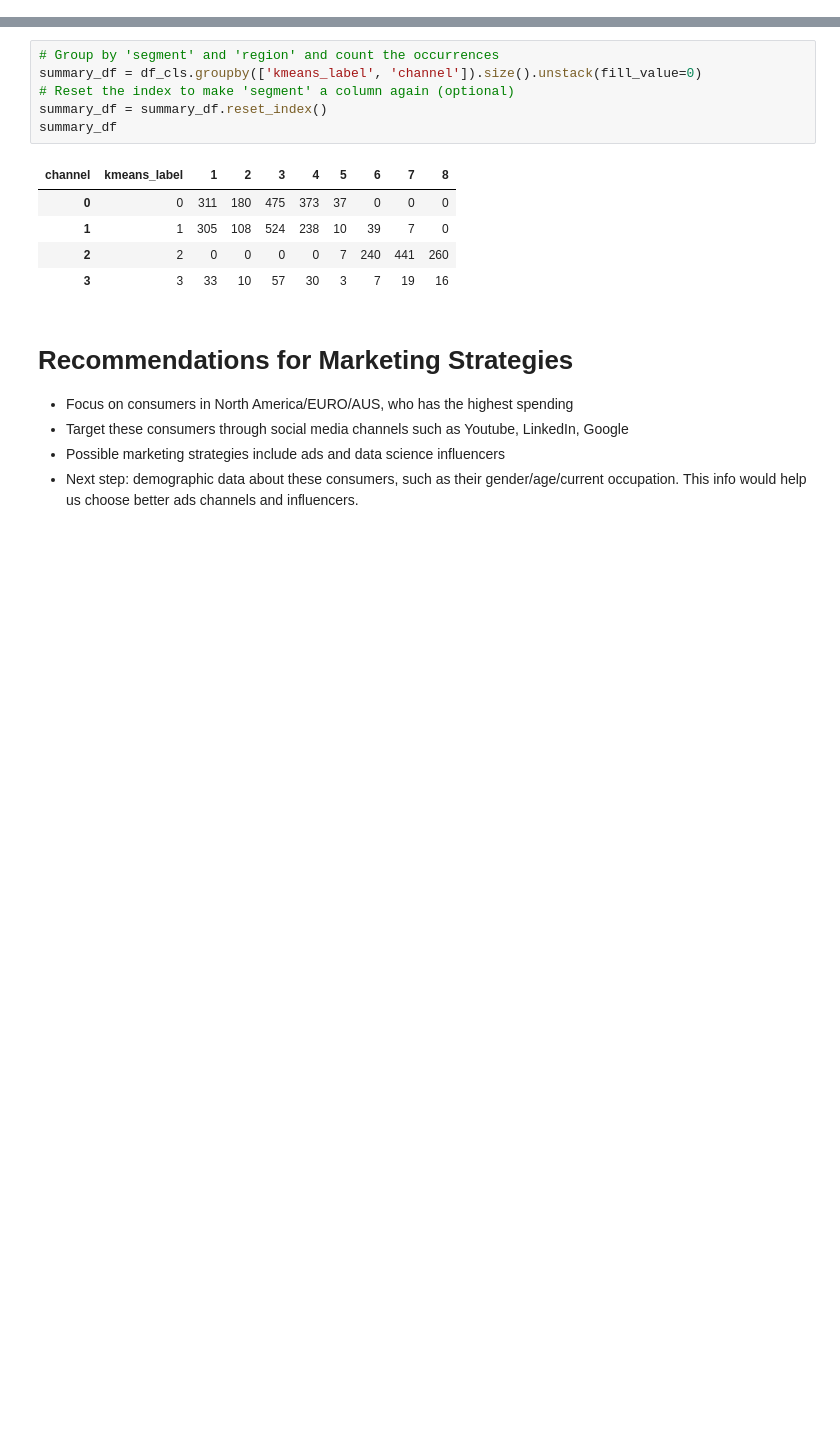
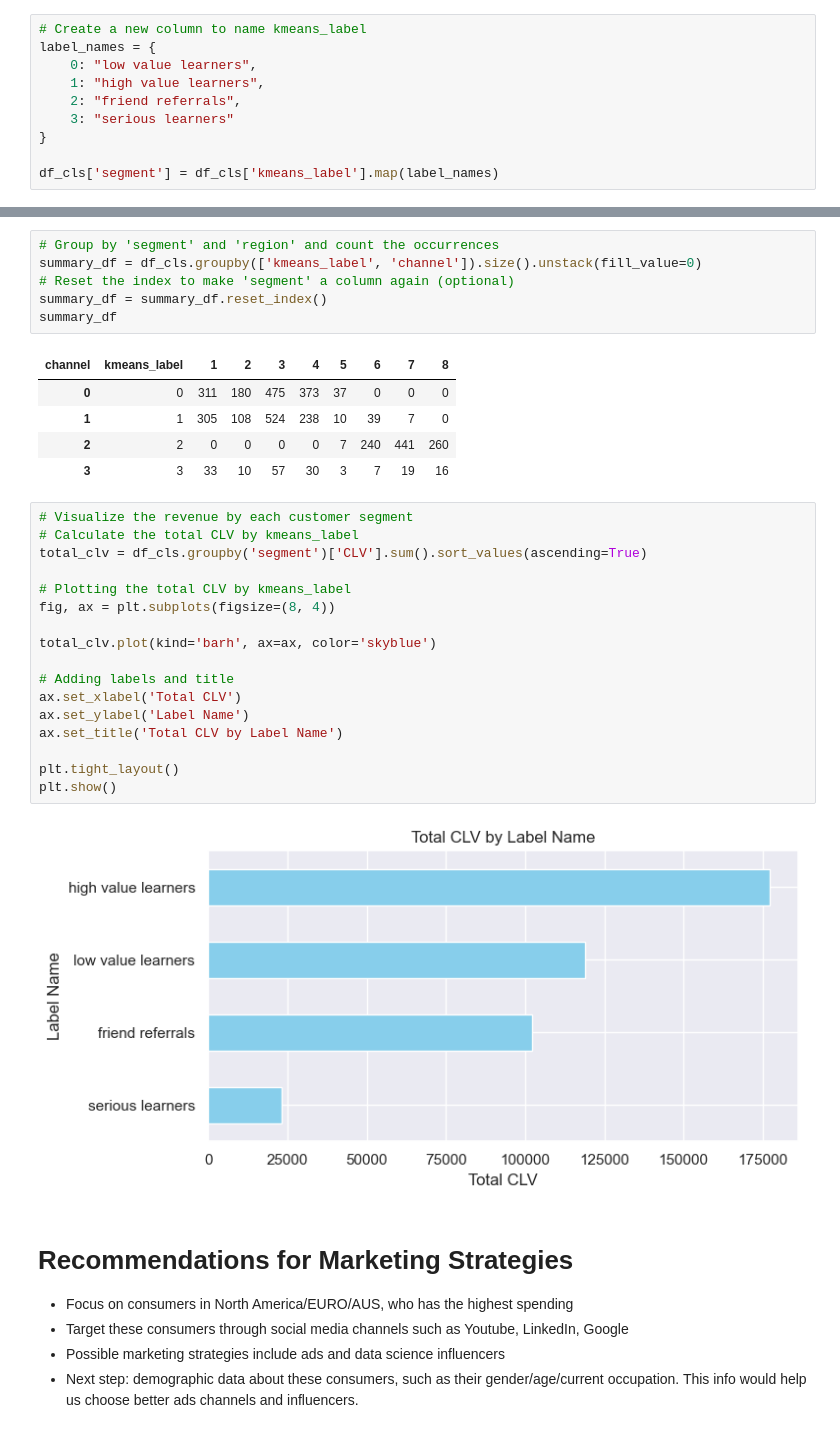
Before and after one commit to zhaojj1014/Customer-Segmentation, a Jupyter notebook: cust_segm_proj.ipynb, the cells around one changed output, grey strips where cells are left out. Drawn from its saved outputs; the diff is of its cells as text; blank space fills up the shorter version.

Commit message:
added visualizations

```diff
--- a/cust_segm_proj.ipynb
+++ b/cust_segm_proj.ipynb
@@ -277,6 +277,16 @@ Characteristics of each cluster
 - 1 "high value learners": short minutes, high CLV, mostly from North America/UK/AUS
 - 2 "friend referrals": avg minutes, avg CLV, mostly from non-social media (friend, other)
 - 3 "serious learners": long minutes, high CLV, smallest population
+# %%
+# Create a new column to name kmeans_label
+label_names = {
+    0: "low value learners",
+    1: "high value learners",
+    2: "friend referrals",
+    3: "serious learners"
+}
+
+df_cls['segment'] = df_cls['kmeans_label'].map(label_names)
 # %%
 # Group by 'segment' and 'region' and count the occurrences
 summary_df = df_cls.groupby(['kmeans_label', 'region']).size().unstack(fill_value=0)
@@ -301,6 +311,25 @@ summary_df
 | 1 | 1 | 305 | 108 | 524 | 238 | 10 | 39 | 7 | 0 |
 | 2 | 2 | 0 | 0 | 0 | 0 | 7 | 240 | 441 | 260 |
 | 3 | 3 | 33 | 10 | 57 | 30 | 3 | 7 | 19 | 16 |
+# %%
+# Visualize the revenue by each customer segment
+# Calculate the total CLV by kmeans_label
+total_clv = df_cls.groupby('segment')['CLV'].sum().sort_values(ascending=True)
+
+# Plotting the total CLV by kmeans_label
+fig, ax = plt.subplots(figsize=(8, 4))
+
+total_clv.plot(kind='barh', ax=ax, color='skyblue')
+
+# Adding labels and title
+ax.set_xlabel('Total CLV')
+ax.set_ylabel('Label Name')
+ax.set_title('Total CLV by Label Name')
+
+plt.tight_layout()
+plt.show()
+# %% [output]
+[figure, added]
 # %% [markdown]
 # Recommendations for Marketing Strategies
 - Focus on consumers in North America/EURO/AUS, who has the highest spending
```
Also changed, not shown: parts of 7 cells of this notebook.
